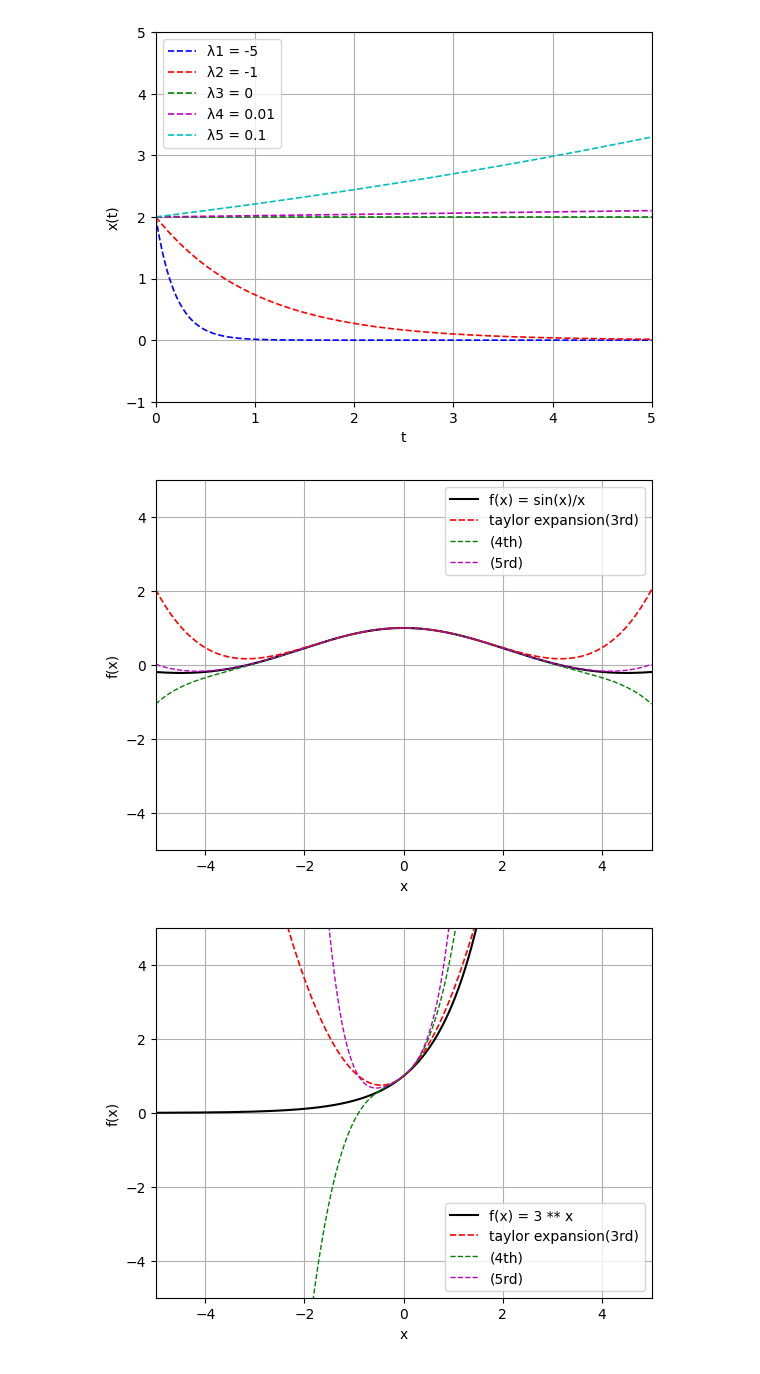
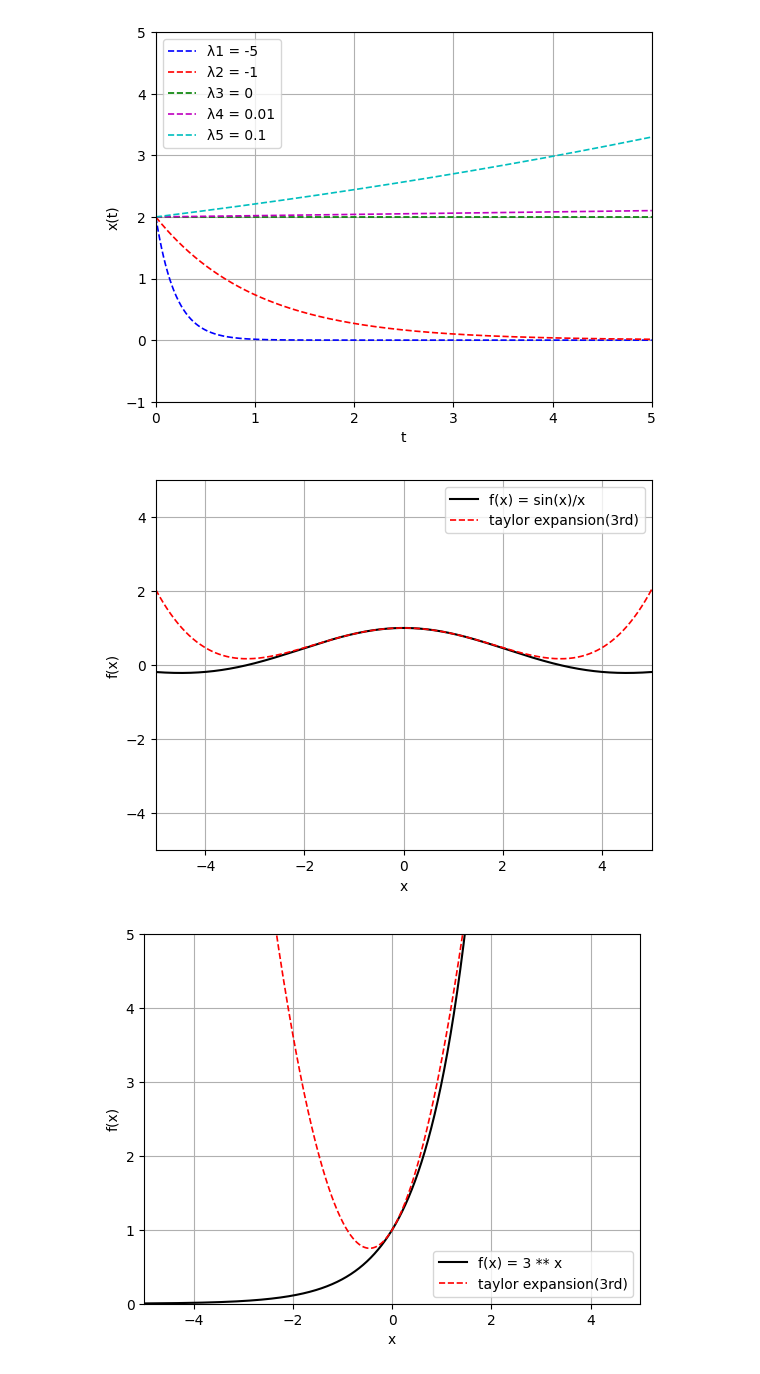
Before and after one commit to holyhenry/uw-me-564-565, a Jupyter notebook: hw1/hw1_sol.ipynb, the cells around one changed output. Drawn from its saved outputs; the diff is of its cells as text; code cells hidden in the pictures.

```diff
--- a/hw1/hw1_sol.ipynb
+++ b/hw1/hw1_sol.ipynb
@@ -53,32 +53,32 @@ plt.ylabel('f(x)')
 plt.grid(True)
 plt.plot(x, fx1, 'k', linewidth=1.5)
 plt.plot(x, fx1_taylor, 'r--', linewidth=1.2)
-plt.plot(x, fx1_taylor4, 'g--', linewidth=1.0)
-plt.plot(x, fx1_taylor5, 'm--', linewidth=1.0)
+# plt.plot(x, fx1_taylor4, 'g--', linewidth=1.0)
+# plt.plot(x, fx1_taylor5, 'm--', linewidth=1.0)
 plt.legend(['f(x) = sin(x)/x', 'taylor expansion(3rd)'])
-plt.legend(['f(x) = sin(x)/x', 'taylor expansion(3rd)', '(4th)', '(5rd)'])
+# plt.legend(['f(x) = sin(x)/x', 'taylor expansion(3rd)', '(4th)', '(5rd)'])
 plt.show()
 # %% [output]
-[figure, old version]
+[figure, new version]
 # %%
 # Exercise 1-3 (b)
 x = np.linspace(-5, 5, 2000)
 fx2 = 3 ** x
 fx2_taylor = 1 + np.log(3) * x + (np.log(3) * x) ** 2
-fx2_taylor4 = 1 + np.log(3) * x + (np.log(3) * x) ** 2 + (np.log(3) * x) ** 3
-fx2_taylor5 = 1 + np.log(3) * x + (np.log(3) * x) ** 2 + (np.log(3) * x) ** 3 + (np.log(3) * x) ** 4
+fx2_taylor4 = 1 + np.log(3) * x + (np.log(3) * x) ** 2 / factorial(2) + (np.log(3) * x) ** 3 / factorial(3)
+fx2_taylor5 = 1 + np.log(3) * x + (np.log(3) * x) ** 2 / factorial(2) + (np.log(3) * x) ** 3 / factorial(3) + (np.log(3) * x) ** 4 / factorial(4)
 
 plt.xlim(-5, 5)
-plt.ylim(-5, 5)
+plt.ylim(-0, 5)
 plt.xlabel('x')
 plt.ylabel('f(x)')
 plt.grid(True)
 plt.plot(x, fx2, 'k', linewidth=1.5)
 plt.plot(x, fx2_taylor, 'r--', linewidth=1.2)
-plt.plot(x, fx2_taylor4, 'g--', linewidth=1.0)
-plt.plot(x, fx2_taylor5, 'm--', linewidth=1.0)
+# plt.plot(x, fx2_taylor4, 'g--', linewidth=1.0)
+# plt.plot(x, fx2_taylor5, 'm--', linewidth=1.0)
 plt.legend(['f(x) = 3 ** x', 'taylor expansion(3rd)'])
-plt.legend(['f(x) = 3 ** x', 'taylor expansion(3rd)', '(4th)', '(5rd)'])
+# plt.legend(['f(x) = 3 ** x', 'taylor expansion(3rd)', '(4th)', '(5rd)'])
 plt.show()
 # %% [output]
-[figure, old version]
+[figure, new version]
```
Also changed, not shown: parts of 4 cells of this notebook, 8 other files.
